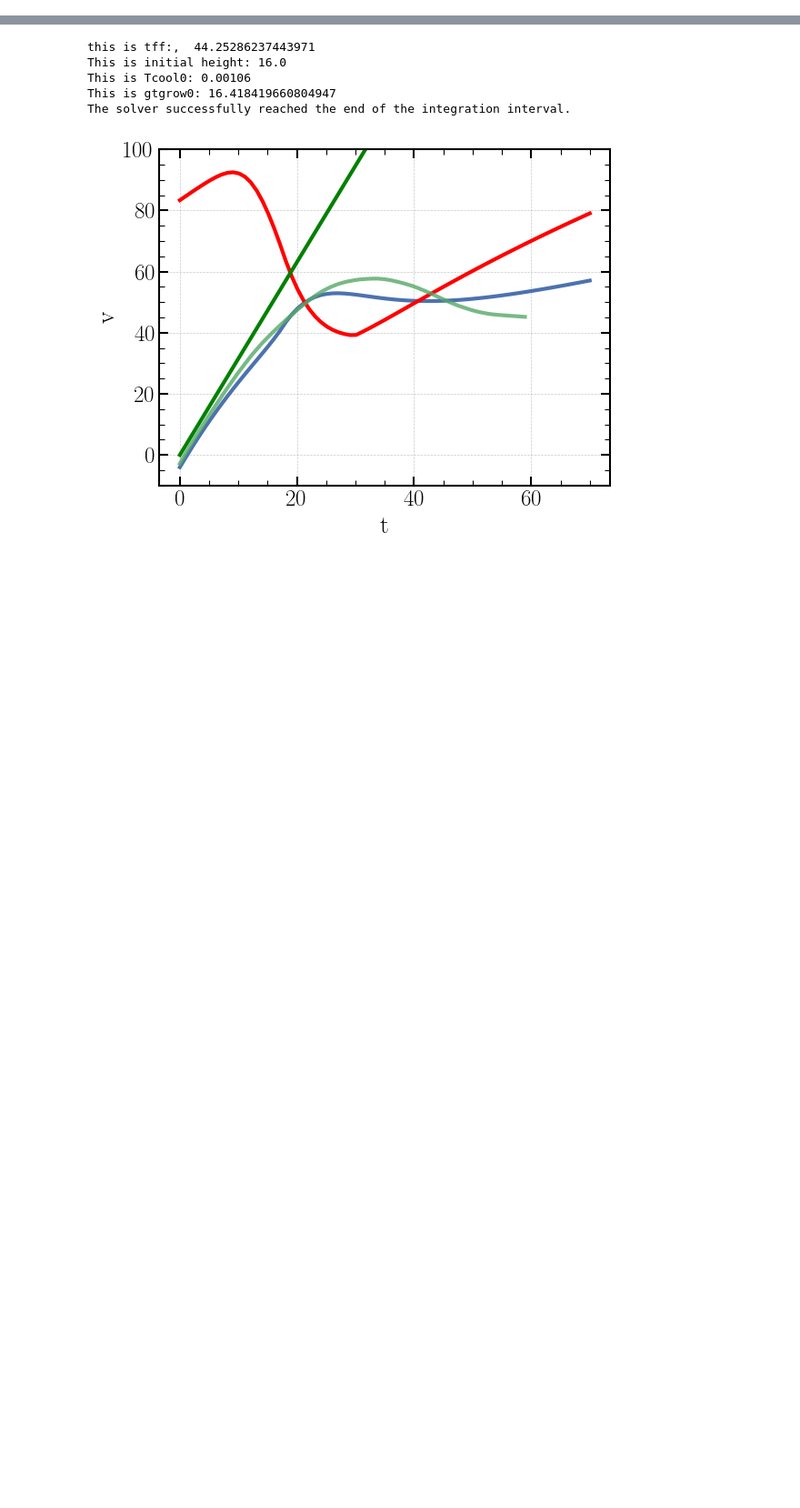
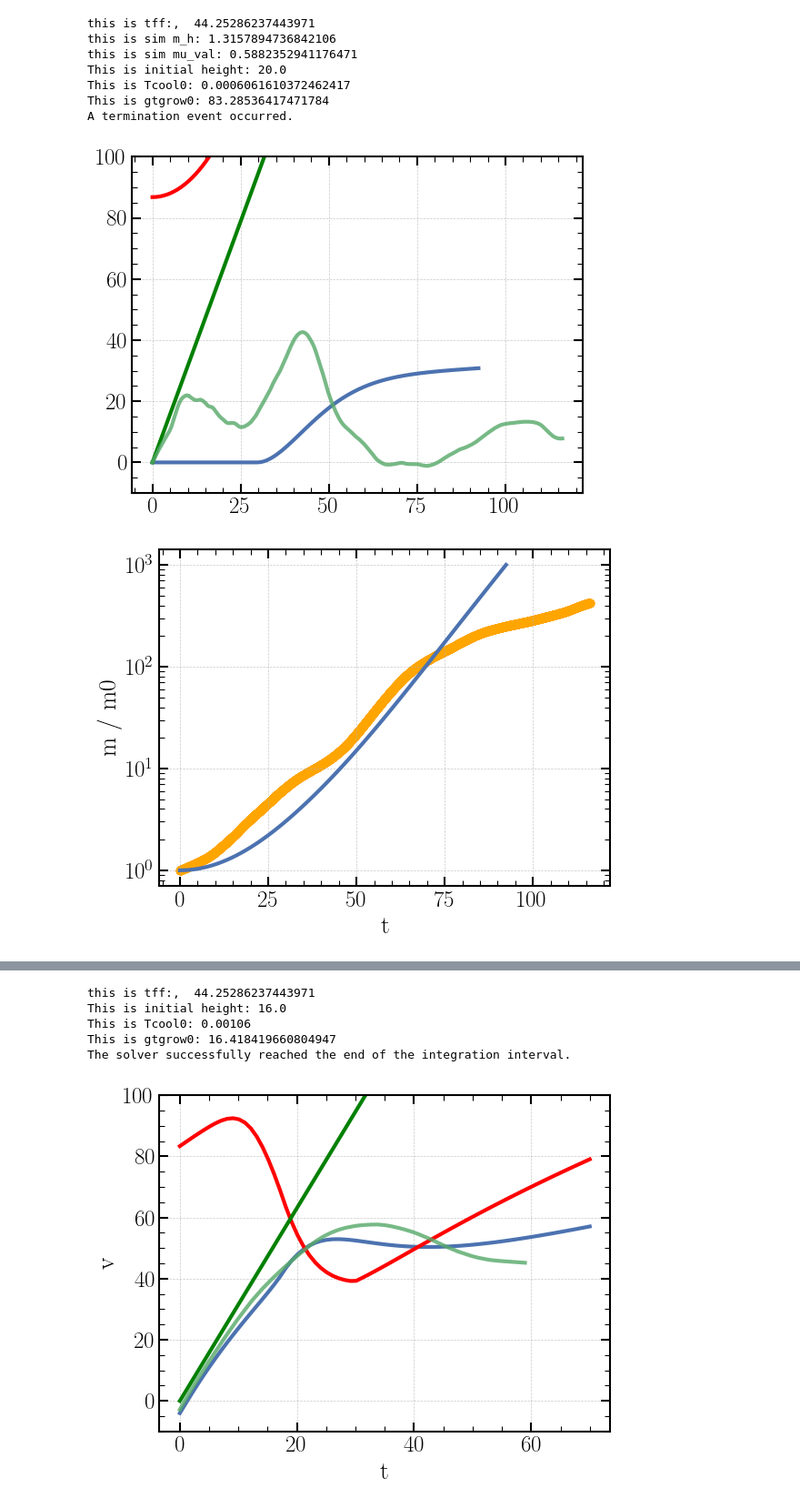
Before and after one commit to fermentando/own_package, a Jupyter notebook: plots/turbulent_infalling.ipynb, the cells around one changed output, grey strips where cells are left out. Shown at 91% size. Drawn from its saved outputs; the diff is of its cells as text; code cells hidden in the pictures; blank space fills up the shorter version.

Commit message:
Added turbulent drag

```diff
--- a/plots/turbulent_infalling.ipynb
+++ b/plots/turbulent_infalling.ipynb
@@ -259,6 +321,8 @@ class CompareRuns(object):
 
         self.rundir = rundir
         self.sim = StratifiedBox(os.path.join(self.rundir, 'strat.in'), dir=self.rundir)
+        print("this is sim m_h:", self.sim.mu_H)
+        print('this is sim mu_val:', self.sim.mu)
         if h0 is None:
             d0 = self.sim.y_centre / 1e3  #kpc
         else:
@@ -268,9 +332,9 @@ class CompareRuns(object):
                 # Load simulation
 
 
-    def compare_plots(self, item, stop_mode='time', drag_bool = True):
+    def compare_plots(self, item, stop_mode='time', drag_bool = True, f_KH = 3, vnot=1):
 
-        r = self.cloud.integrate(item, stop_mode=stop_mode, drag_bool=drag_bool)
+        r = self.cloud.integrate(item, stop_mode=stop_mode, drag_bool=drag_bool, f_KH=f_KH, vnot=vnot)
 
 
         times, norm_mass, cgout, wgout, total = mass_evolution(self.rundir, gout=True)
@@ -312,16 +376,22 @@ class CompareRuns(object):
         plt.plot(r['t'] / Myr, 1e-8/1e5 * r['t'], color='green')
         plt.plot(timeseries, vel * self.sim.code_length_cgs / self.sim.code_time_cgs / 1e5, alpha = 0.8, label='sim')
         #plt.yscale('log')
-        plt.xlabel("t")
-        plt.ylabel("v")
-        plt.figure()
-        plt.plot(r['t'] / Myr, np.gradient(-r['y'][1], r['t']))
-        #plt.plot(timeseries, a_smooth, alpha = 0.8, label='sim')
-        plt.xlabel("t")
-        plt.ylabel("a")
         plt.figure()
         plt.plot(r['t'] / Myr, r['y'][2] / r['y'][2][0])
         plt.scatter(timeseries, norm_mass, alpha=0.8, label='sim', color='orange')
         plt.xlabel("t")
         plt.yscale('log')
         plt.ylabel("m / m0")
+# %%
+fc = CompareRuns(r_cl0=100, vturb=70, rundir='/viper/ptmp/ferhi/StratDisk/m0.5/r100/burnin')
+fc.compare_plots(1e3, stop_mode='mass', f_KH=1, vnot=50)
+# %% [output]
+this is tff:,  44.25286237443971
+this is sim m_h: 1.3157894736842106
+this is sim mu_val: 0.5882352941176471
+This is initial height: 20.0
+This is Tcool0: 0.0006061610372462417
+This is gtgrow0: 83.28536417471784
+A termination event occurred.
+[figure, added]
+[figure, added]
```
Also changed, not shown: parts of 8 cells of this notebook, 12 other files.
